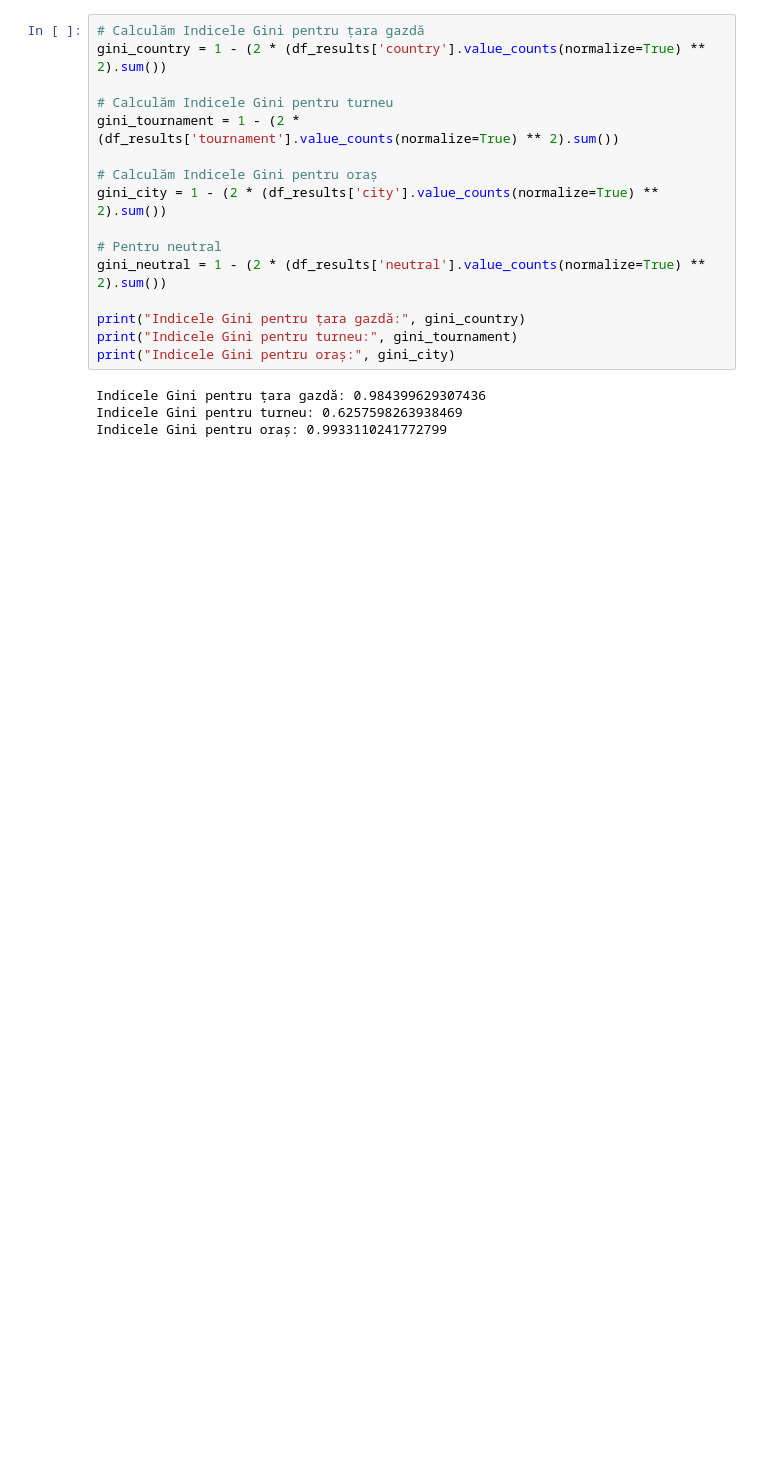
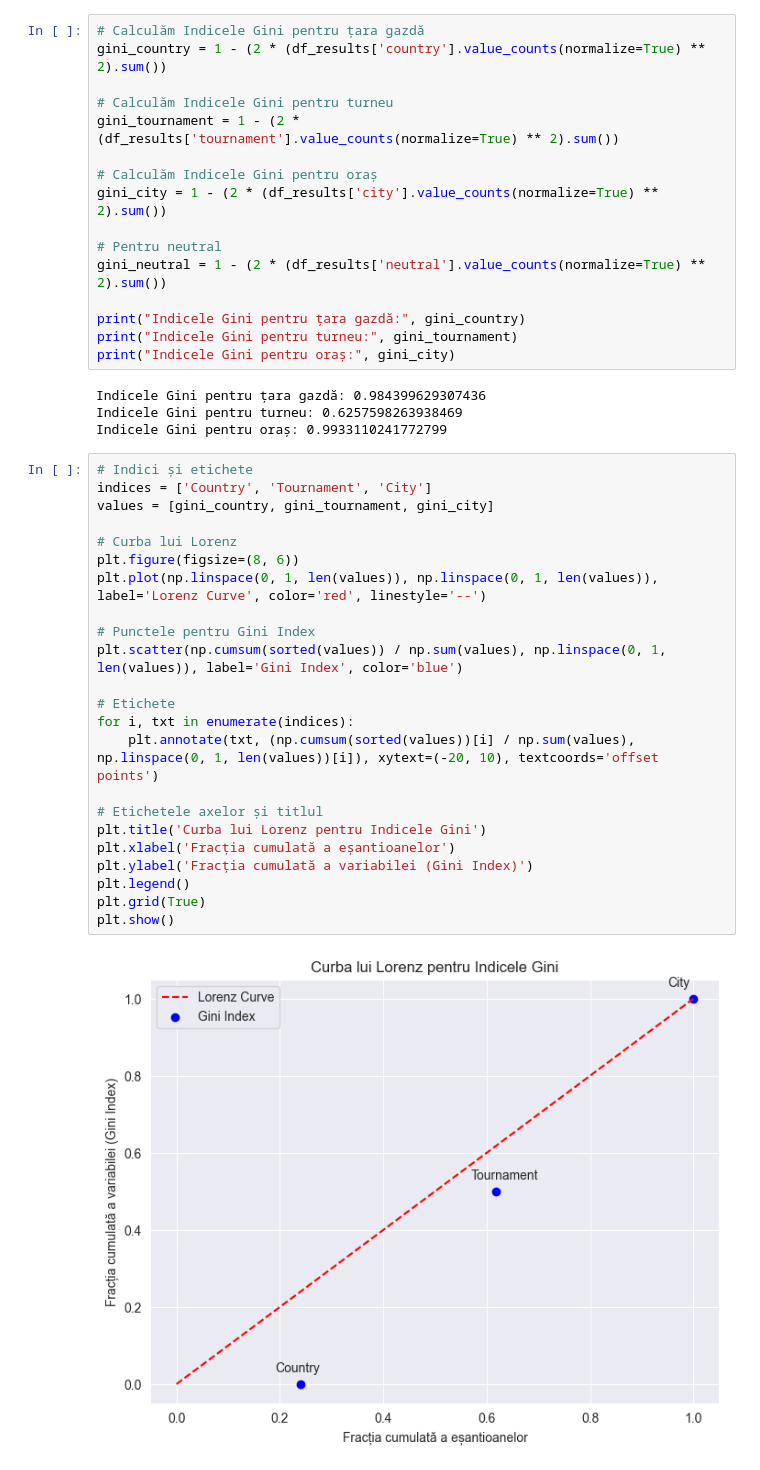
Before and after one commit to vimanmario/Machine-Learning---Footbal-Predictions, a Jupyter notebook: sample.ipynb, the cells around one changed output. Saved outputs shown, nothing was run; the diff lists cells and outputs as text; blank space fills up the shorter version.

```diff
--- a/sample.ipynb
+++ b/sample.ipynb
@@ -258,3 +255,28 @@ print("Indicele Gini pentru oraș:", gini_city)
 Indicele Gini pentru țara gazdă: 0.984399629307436
 Indicele Gini pentru turneu: 0.6257598263938469
 Indicele Gini pentru oraș: 0.9933110241772799
+# %%
+# Indici și etichete
+indices = ['Country', 'Tournament', 'City']
+values = [gini_country, gini_tournament, gini_city]
+
+# Curba lui Lorenz
+plt.figure(figsize=(8, 6))
+plt.plot(np.linspace(0, 1, len(values)), np.linspace(0, 1, len(values)), label='Lorenz Curve', color='red', linestyle='--')
+
+# Punctele pentru Gini Index
+plt.scatter(np.cumsum(sorted(values)) / np.sum(values), np.linspace(0, 1, len(values)), label='Gini Index', color='blue')
+
+# Etichete
+for i, txt in enumerate(indices):
+    plt.annotate(txt, (np.cumsum(sorted(values))[i] / np.sum(values), np.linspace(0, 1, len(values))[i]), xytext=(-20, 10), textcoords='offset points')
+
+# Etichetele axelor și titlul
+plt.title('Curba lui Lorenz pentru Indicele Gini')
+plt.xlabel('Fracția cumulată a eșantioanelor')
+plt.ylabel('Fracția cumulată a variabilei (Gini Index)')
+plt.legend()
+plt.grid(True)
+plt.show()
+# %% [output]
+[figure, added]
```
Also changed, not shown: parts of 9 cells of this notebook, 1 other file.
